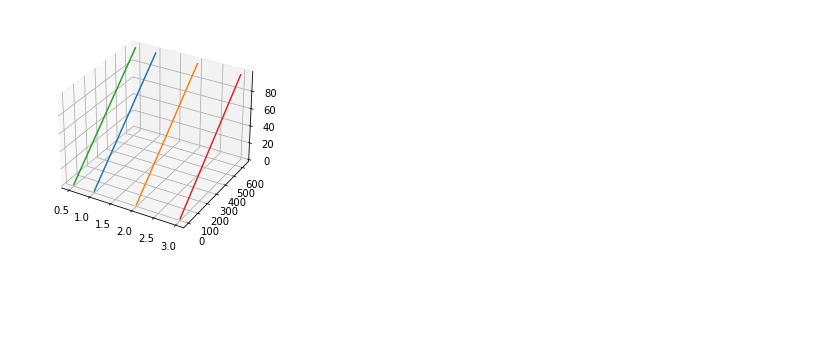
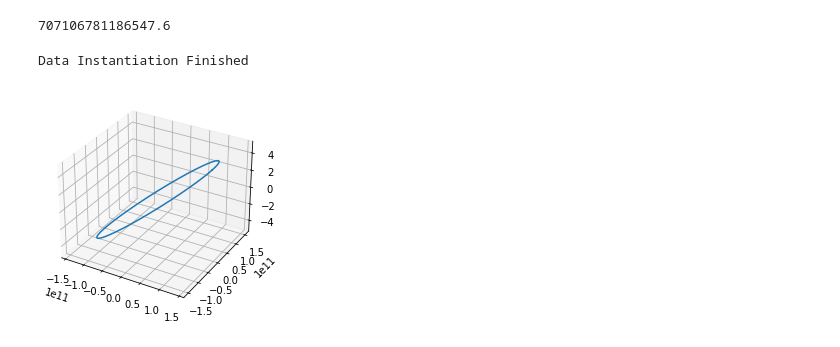
Before and after one commit to tairaeli/cmse202_honors_project, a Jupyter notebook: 3D_orbit_simulation/3d_orbit_example.ipynb, the cells around one changed output. Saved outputs shown, nothing was run; the diff lists cells and outputs as text; code cells hidden in the pictures; blank space fills up the shorter version.

```diff
--- a/3D_orbit_simulation/3d_orbit_example.ipynb
+++ b/3D_orbit_simulation/3d_orbit_example.ipynb
@@ -1,17 +1,26 @@
 # %%
 import matplotlib.pyplot as plt
 import numpy as np
+# %%
+1e15*np.sin(np.pi/4)
+# %% [output]
+707106781186547.6
 # %%
 from system import *
 
 # creating the star objects
 
-st1 = star([1.0,0,0],[0.0,2*np.pi,1])
+r0 = [1.5e11*np.cos(20*np.pi/180),0,1.5e11*np.sin(20*np.pi/180)] # in units of meters(m), represents the initial position in [x,y]
+v0 = [0,2.98e4,0] # in units of meters per second (m/s), represents the initial velocity in [v_x,v_y]
 
-st2 = star([2.0,0.0,0],[0.0,2*np.pi,1])
+test_star = star(r0,v0) # creates a star object with an initial velocity and position
 
-st3 = star([0.5,0.0,0],[0.0,2*np.pi,1])
+test_list = [test_star] # system2d class takes in a list of star objects as an argument
 
-st4 = star([3.0,0.0,0],[0.0,2*np.pi,1])
-
-st_list = [st1,st2,st3,st4]
+test_system = system3d(test_list,2e30) # creates a 2d system object using the
+                                                  # star list and the mass of the central black hole
+tf = 365*24*3600 # iterating for 1 year in units of seconds (s)
+dt =  tf/1000 # Amount of time between iterations, set such that there ar 1000 iterations
+test_system.iterate(tf,dt) # running the iterate method, positions and velocities are sotred within each star object
+# %% [output]
+Data Instantiation Finished
@@ -28,9 +27,9 @@ test_system.iterate(tf,dt)
 # %%
 ax = plt.axes(projection='3d')
-for i in range(len(st_list)):
-    ax.plot(st_list[i].r[:,0],st_list[i].r[:,1],st_list[i].r[:,2])
+for i in range(len(test_list)):
+    ax.plot(test_list[i].r[:,0],test_list[i].r[:,1],test_list[i].r[:,2])
 # %% [output]
-[figure, old version]
+[figure, new version]
 # %%
 # plotting the 3D model
 test_system.plot([-5,5],[-5,5],[-5,5], tf, dt)
```
Also changed, not shown: parts of 2 cells of this notebook, 5 other files.
